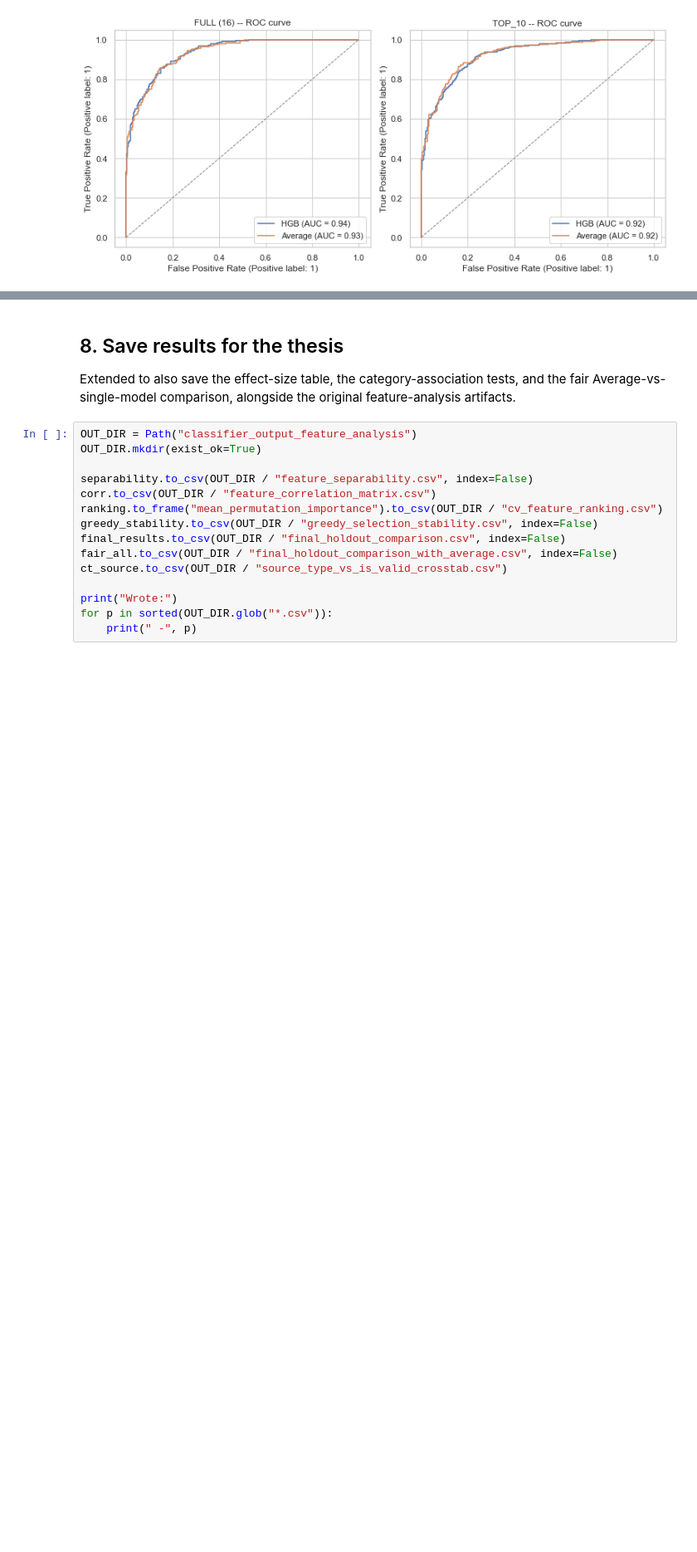
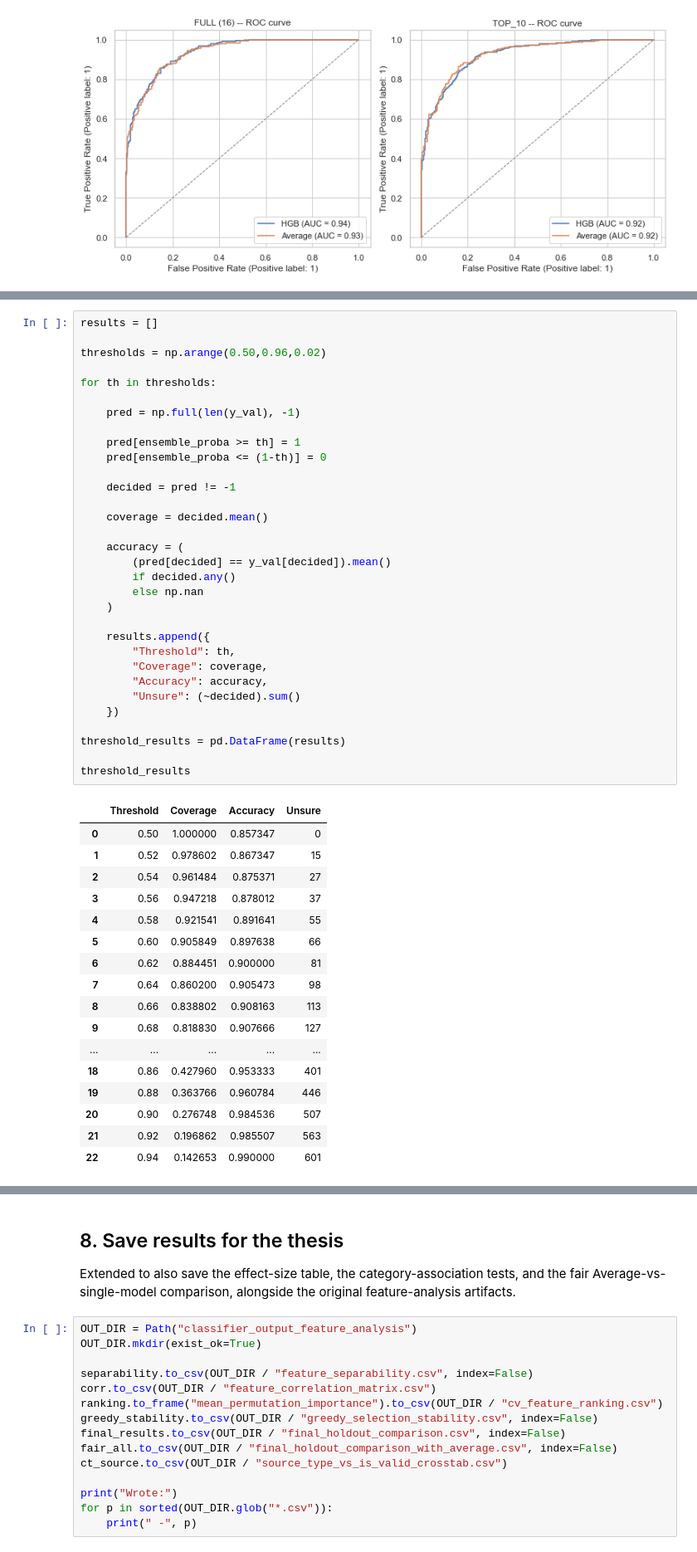
Before and after one commit to prernt/curveql, a Jupyter notebook: gen_testdata/EDA AND FS.ipynb, the cells around one changed output, grey strips where cells are left out. Shown at 83% size. Cells and saved outputs as stored; diff of their text form; blank space fills up the shorter version.

```diff
--- a/gen_testdata/EDA AND FS.ipynb
+++ b/gen_testdata/EDA AND FS.ipynb
@@ -962,0 +1041,50 @@ plt.show()
+# %%
+results = []
+
+thresholds = np.arange(0.50,0.96,0.02)
+
+for th in thresholds:
+
+    pred = np.full(len(y_val), -1)
+
+    pred[ensemble_proba >= th] = 1
+    pred[ensemble_proba <= (1-th)] = 0
+
+    decided = pred != -1
+
+    coverage = decided.mean()
+
+    accuracy = (
+        (pred[decided] == y_val[decided]).mean()
+        if decided.any()
+        else np.nan
+    )
+
+    results.append({
+        "Threshold": th,
+        "Coverage": coverage,
+        "Accuracy": accuracy,
+        "Unsure": (~decided).sum()
+    })
+
+threshold_results = pd.DataFrame(results)
+
+threshold_results
+# %% [output]
+|  | Threshold | Coverage | Accuracy | Unsure |
+| 0 | 0.50 | 1.000000 | 0.857347 | 0 |
+| 1 | 0.52 | 0.978602 | 0.867347 | 15 |
+| 2 | 0.54 | 0.961484 | 0.875371 | 27 |
+| 3 | 0.56 | 0.947218 | 0.878012 | 37 |
+| 4 | 0.58 | 0.921541 | 0.891641 | 55 |
+| 5 | 0.60 | 0.905849 | 0.897638 | 66 |
+| 6 | 0.62 | 0.884451 | 0.900000 | 81 |
+| 7 | 0.64 | 0.860200 | 0.905473 | 98 |
+| 8 | 0.66 | 0.838802 | 0.908163 | 113 |
+| 9 | 0.68 | 0.818830 | 0.907666 | 127 |
+| ... | ... | ... | ... | ... |
+| 18 | 0.86 | 0.427960 | 0.953333 | 401 |
+| 19 | 0.88 | 0.363766 | 0.960784 | 446 |
+| 20 | 0.90 | 0.276748 | 0.984536 | 507 |
+| 21 | 0.92 | 0.196862 | 0.985507 | 563 |
+| 22 | 0.94 | 0.142653 | 0.990000 | 601 |
```
Also changed, not shown: parts of 6 cells of this notebook.
